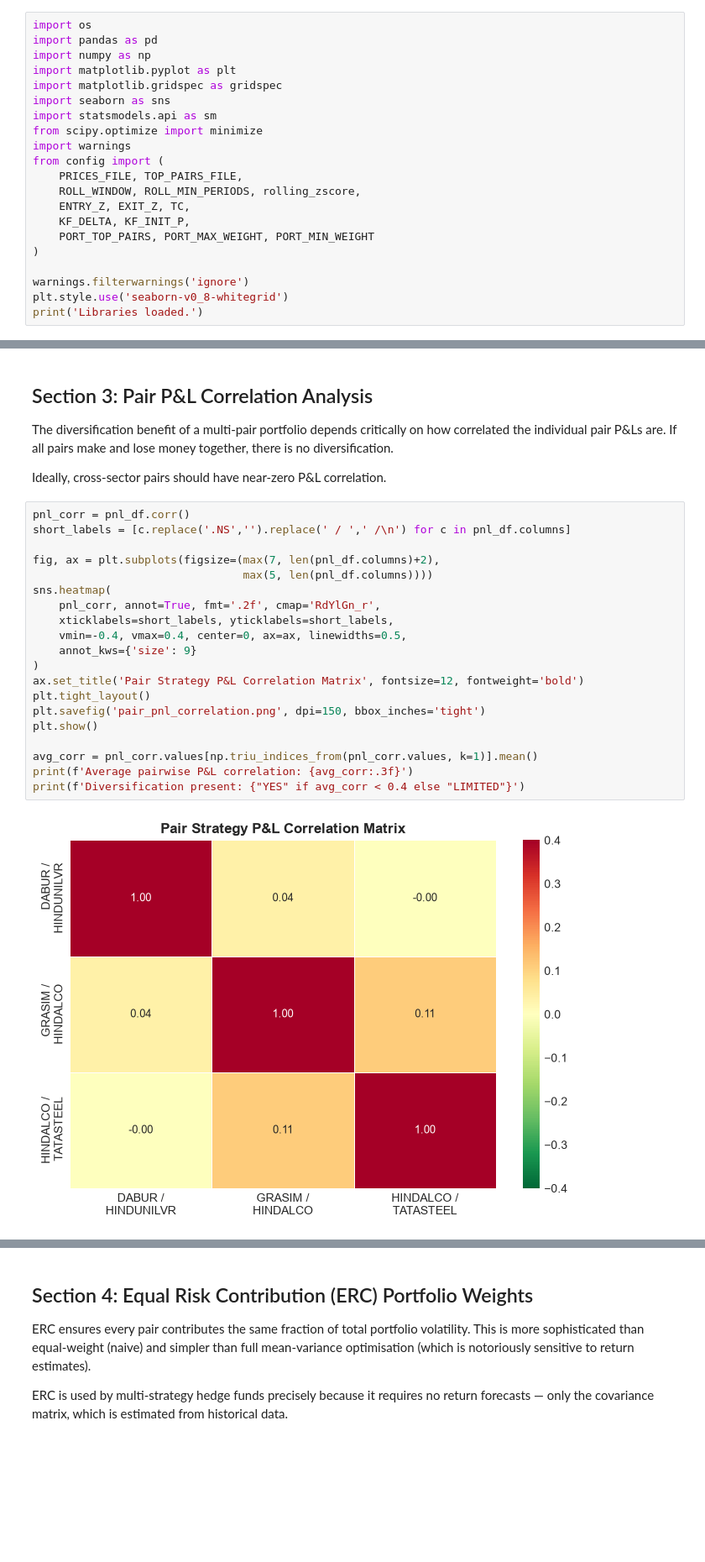
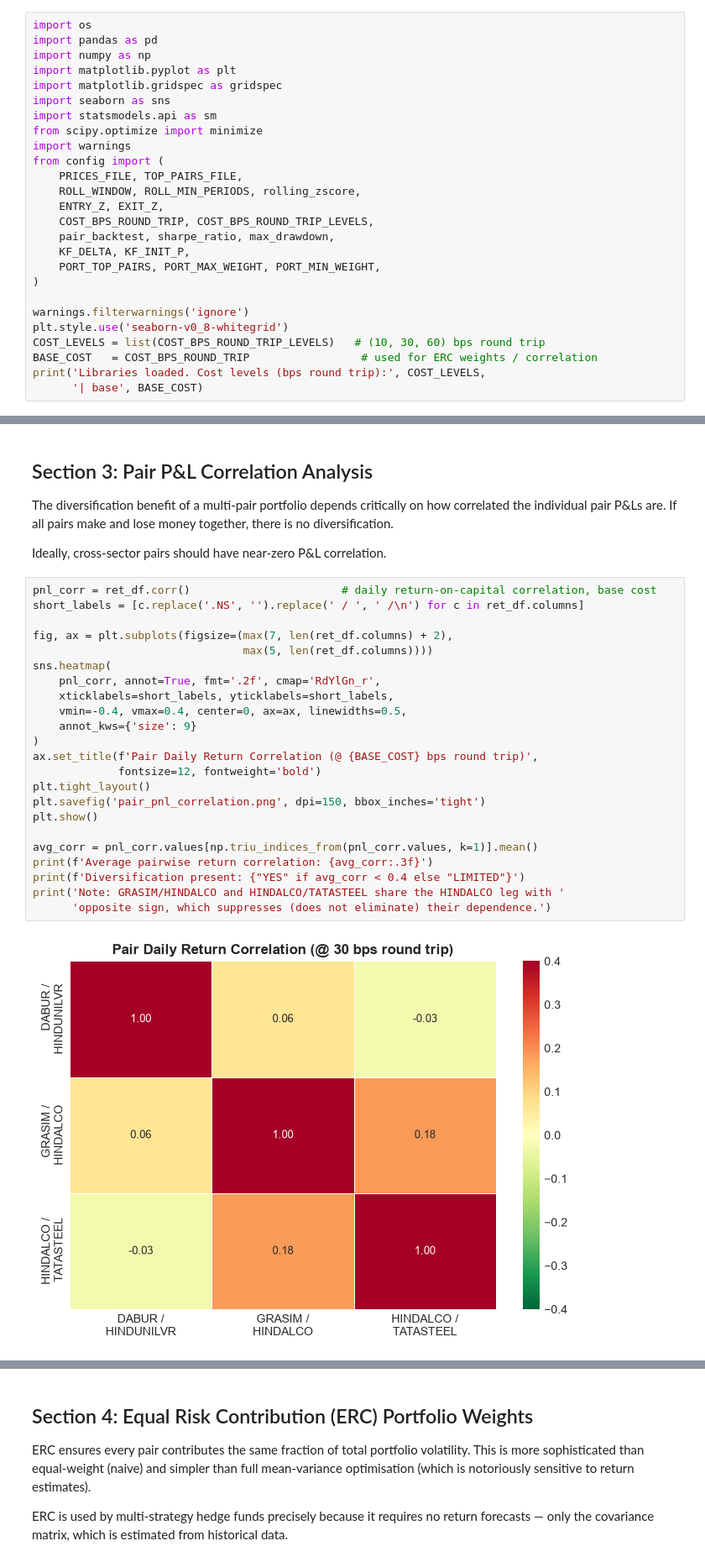
Before and after one commit to ayush04346/Adaptive_Pair_Trading-main, a Jupyter notebook: Adaptive_Pair_Trading-main/_10_Portfolio_Multi_Pair.ipynb, the cells around one changed output, grey strips where cells are left out. Shown at 84% size. Cells and saved outputs as stored; diff of their text form; blank space fills up the shorter version.

```diff
--- a/Adaptive_Pair_Trading-main/_10_Portfolio_Multi_Pair.ipynb
+++ b/Adaptive_Pair_Trading-main/_10_Portfolio_Multi_Pair.ipynb
@@ -45,12 +50,17 @@ import warnings
 from config import (
     PRICES_FILE, TOP_PAIRS_FILE,
     ROLL_WINDOW, ROLL_MIN_PERIODS, rolling_zscore,
-    ENTRY_Z, EXIT_Z, TC,
+    ENTRY_Z, EXIT_Z,
+    COST_BPS_ROUND_TRIP, COST_BPS_ROUND_TRIP_LEVELS,
+    pair_backtest, sharpe_ratio, max_drawdown,
     KF_DELTA, KF_INIT_P,
-    PORT_TOP_PAIRS, PORT_MAX_WEIGHT, PORT_MIN_WEIGHT
+    PORT_TOP_PAIRS, PORT_MAX_WEIGHT, PORT_MIN_WEIGHT,
 )
 
 warnings.filterwarnings('ignore')
 plt.style.use('seaborn-v0_8-whitegrid')
-print('Libraries loaded.')
+COST_LEVELS = list(COST_BPS_ROUND_TRIP_LEVELS)   # (10, 30, 60) bps round trip
+BASE_COST   = COST_BPS_ROUND_TRIP                 # used for ERC weights / correlation
+print('Libraries loaded. Cost levels (bps round trip):', COST_LEVELS,
+      '| base', BASE_COST)
 # %% [output]
@@ -209,24 +230,27 @@ together, there is no diversification.
 
 Ideally, cross-sector pairs should have near-zero P&L correlation.
 # %%
-pnl_corr = pnl_df.corr()
-short_labels = [c.replace('.NS','').replace(' / ',' /\n') for c in pnl_df.columns]
+pnl_corr = ret_df.corr()                       # daily return-on-capital correlation, base cost
+short_labels = [c.replace('.NS', '').replace(' / ', ' /\n') for c in ret_df.columns]
 
-fig, ax = plt.subplots(figsize=(max(7, len(pnl_df.columns)+2),
-                                max(5, len(pnl_df.columns))))
+fig, ax = plt.subplots(figsize=(max(7, len(ret_df.columns) + 2),
+                                max(5, len(ret_df.columns))))
 sns.heatmap(
     pnl_corr, annot=True, fmt='.2f', cmap='RdYlGn_r',
     xticklabels=short_labels, yticklabels=short_labels,
     vmin=-0.4, vmax=0.4, center=0, ax=ax, linewidths=0.5,
     annot_kws={'size': 9}
 )
-ax.set_title('Pair Strategy P&L Correlation Matrix', fontsize=12, fontweight='bold')
+ax.set_title(f'Pair Daily Return Correlation (@ {BASE_COST} bps round trip)',
+             fontsize=12, fontweight='bold')
 plt.tight_layout()
 plt.savefig('pair_pnl_correlation.png', dpi=150, bbox_inches='tight')
 plt.show()
 
 avg_corr = pnl_corr.values[np.triu_indices_from(pnl_corr.values, k=1)].mean()
-print(f'Average pairwise P&L correlation: {avg_corr:.3f}')
+print(f'Average pairwise return correlation: {avg_corr:.3f}')
 print(f'Diversification present: {"YES" if avg_corr < 0.4 else "LIMITED"}')
+print('Note: GRASIM/HINDALCO and HINDALCO/TATASTEEL share the HINDALCO leg with '
+      'opposite sign, which suppresses (does not eliminate) their dependence.')
 # %% [output]
-[figure, old version]
+[figure, new version]
```
Also changed, not shown: parts of 8 cells of this notebook, 5 other files.
